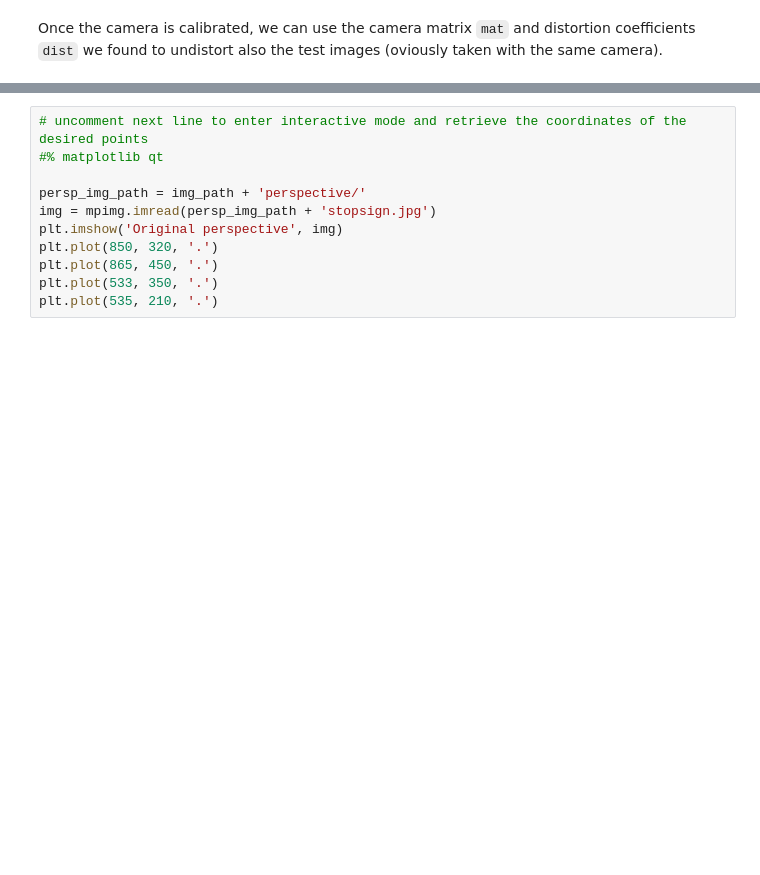
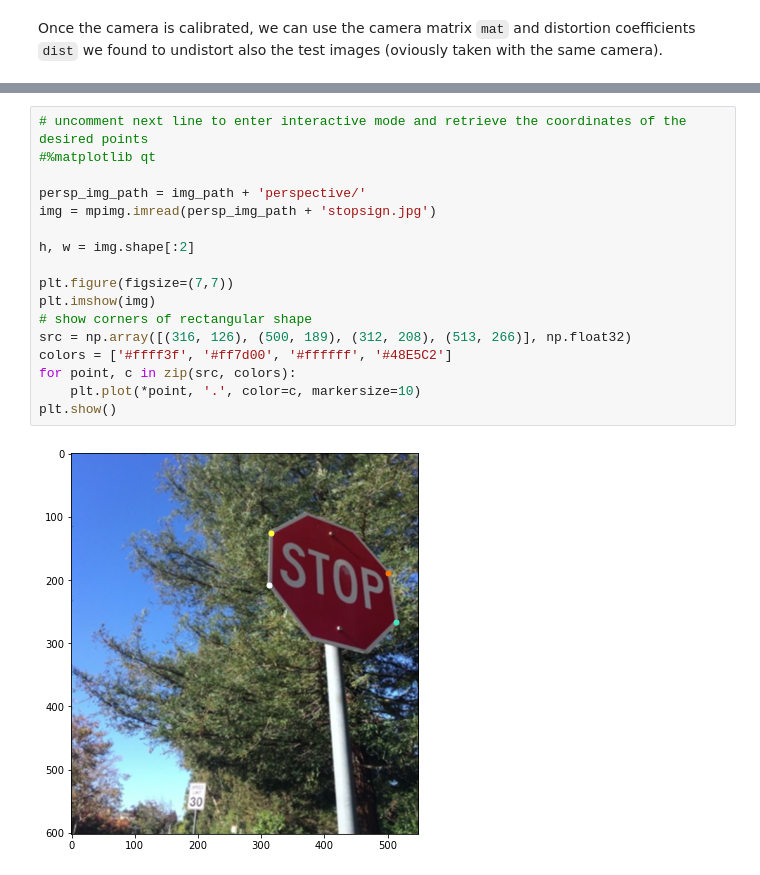
Before and after one commit to pietroventurini/Lane-Lines-Detection, a Jupyter notebook: Advanced_lane_lines_detection.ipynb, the cells around one changed output, grey strips where cells are left out. Cells and saved outputs as stored; diff of their text form; blank space fills up the shorter version.

Commit message:
perspective transform

```diff
--- a/Advanced_lane_lines_detection.ipynb
+++ b/Advanced_lane_lines_detection.ipynb
@@ -141,11 +143,19 @@ In the following exercise, we will apply a perspective transformation on an imag
 # %%
 # uncomment next line to enter interactive mode and retrieve the coordinates of the desired points
-#% matplotlib qt
+#%matplotlib qt
 
 persp_img_path = img_path + 'perspective/'
 img = mpimg.imread(persp_img_path + 'stopsign.jpg')
-plt.imshow('Original perspective', img)
-plt.plot(850, 320, '.')
-plt.plot(865, 450, '.')
-plt.plot(533, 350, '.')
-plt.plot(535, 210, '.')
+
+h, w = img.shape[:2]
+
+plt.figure(figsize=(7,7))
+plt.imshow(img)
+# show corners of rectangular shape
+src = np.array([(316, 126), (500, 189), (312, 208), (513, 266)], np.float32)
+colors = ['#ffff3f', '#ff7d00', '#ffffff', '#48E5C2']
+for point, c in zip(src, colors):
+    plt.plot(*point, '.', color=c, markersize=10)
+plt.show()
+# %% [output]
+[figure, added]
```
Also changed, not shown: parts of 5 cells of this notebook, 1 other file.
